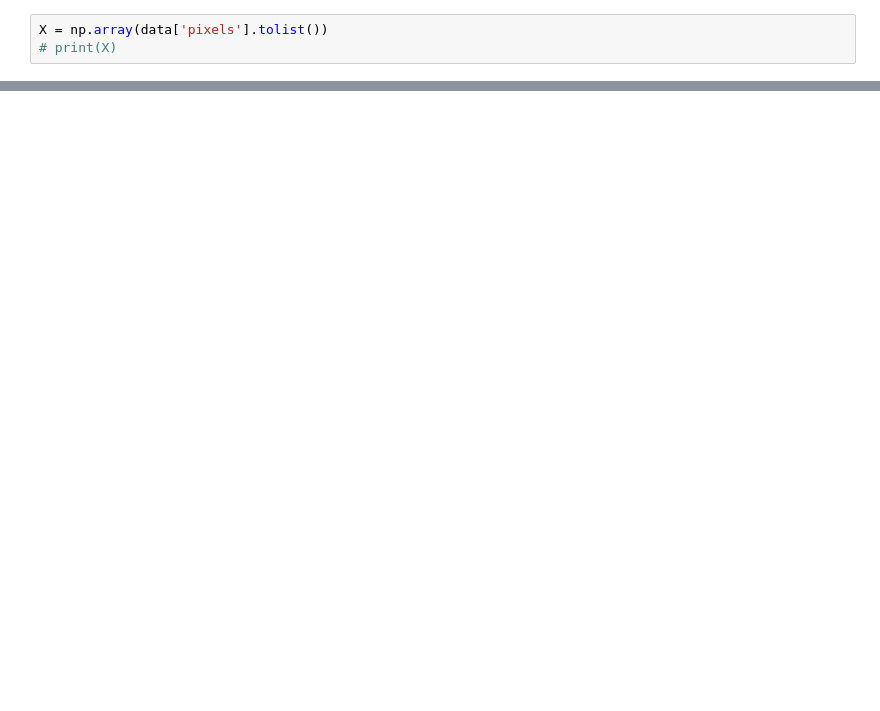
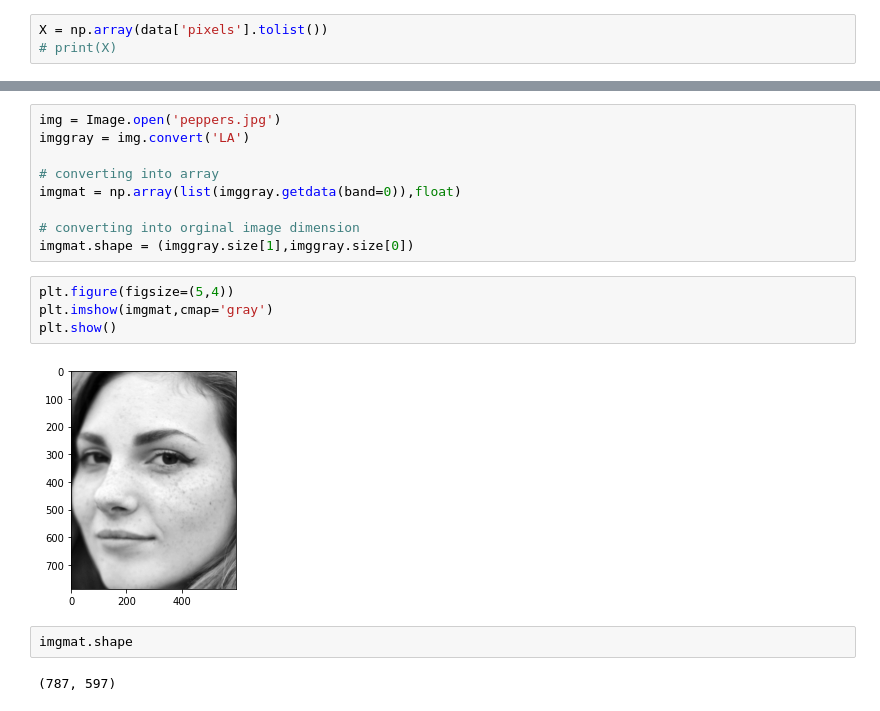
Before and after one commit to Uramud/age-and-gender-detection, a Jupyter notebook: convert_to_dataset/Converting-images-to-csv-format.ipynb, the cells around one changed output, grey strips where cells are left out. Cells and saved outputs as stored; diff of their text form; blank space fills up the shorter version.

```diff
--- a/convert_to_dataset/Converting-images-to-csv-format.ipynb
+++ b/convert_to_dataset/Converting-images-to-csv-format.ipynb
@@ -142,0 +143,19 @@ plt.show(imgg)
+# %%
+img = Image.open('peppers.jpg')
+imggray = img.convert('LA')
+
+# converting into array
+imgmat = np.array(list(imggray.getdata(band=0)),float)
+
+# converting into orginal image dimension
+imgmat.shape = (imggray.size[1],imggray.size[0])
+# %%
+plt.figure(figsize=(5,4))
+plt.imshow(imgmat,cmap='gray')
+plt.show()
+# %% [output]
+[figure, added]
+# %%
+imgmat.shape
+# %% [output]
+(787, 597)
```
Also changed, not shown: parts of 21 cells of this notebook, 33 other files.
